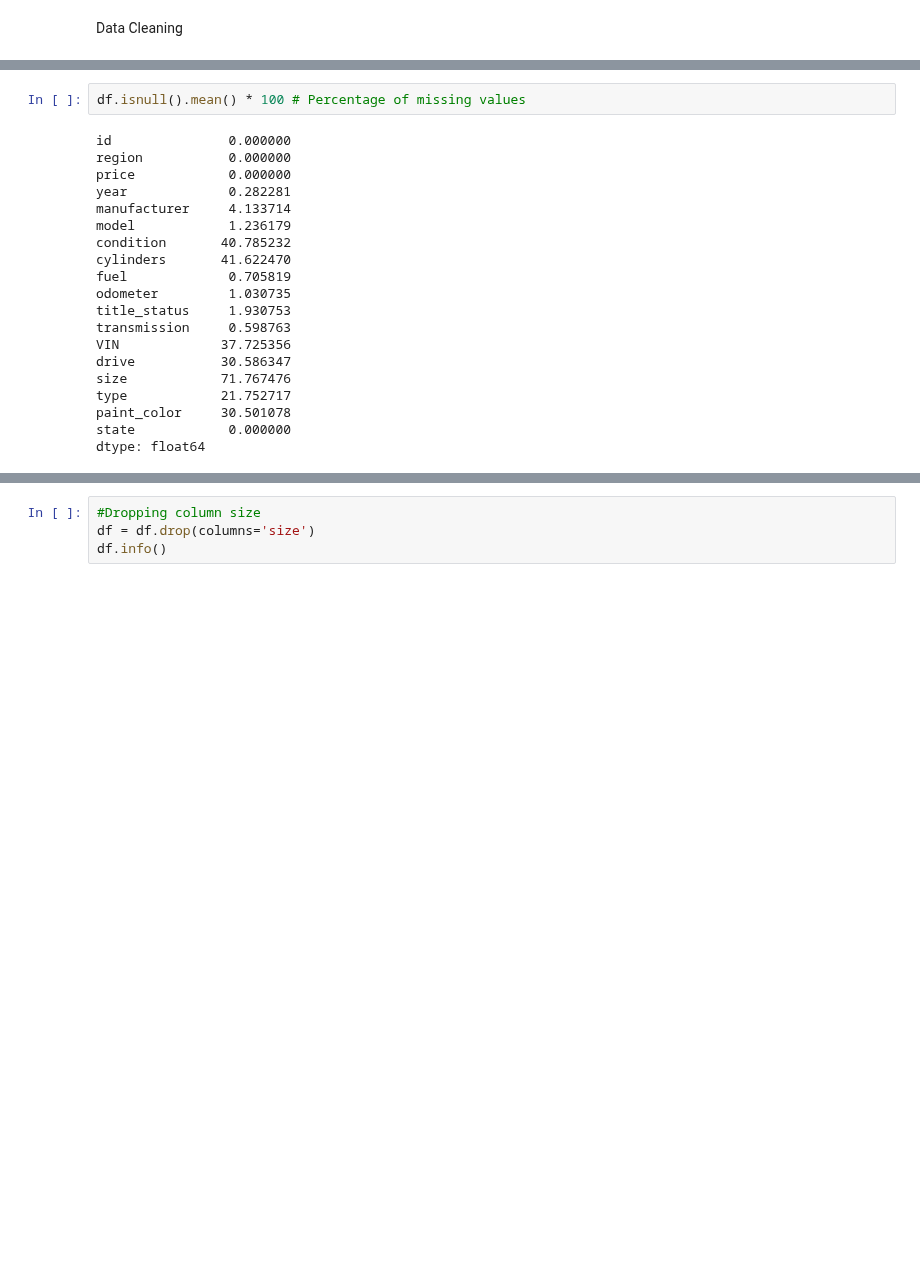
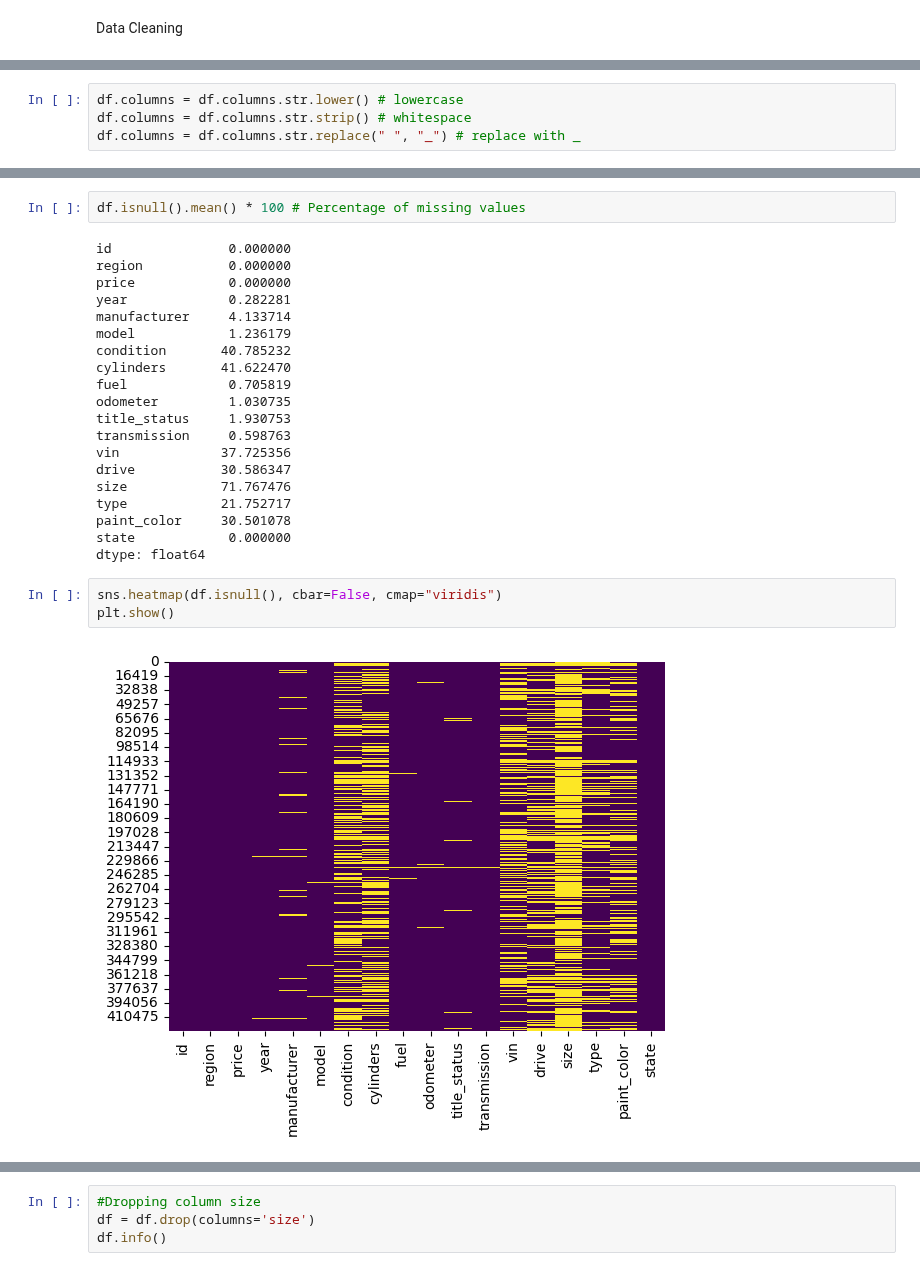
Before and after one commit to RichArden1900/Practical-Application-II-Assignment-11.1, a Jupyter notebook: prompt_II.ipynb, the cells around one changed output, grey strips where cells are left out. Drawn from its saved outputs; the diff is of its cells as text; blank space fills up the shorter version.

```diff
--- a/prompt_II.ipynb
+++ b/prompt_II.ipynb
@@ -164,0 +172,4 @@ Data Cleaning
+# %%
+df.columns = df.columns.str.lower() # lowercase
+df.columns = df.columns.str.strip() # whitespace
+df.columns = df.columns.str.replace(" ", "_") # replace with _
@@ -200,11 +224,16 @@ fuel             0.705819
 odometer         1.030735
 title_status     1.930753
 transmission     0.598763
-VIN             37.725356
+vin             37.725356
 drive           30.586347
 size            71.767476
 type            21.752717
 paint_color     30.501078
 state            0.000000
 dtype: float64
+# %%
+sns.heatmap(df.isnull(), cbar=False, cmap="viridis")
+plt.show()
+# %% [output]
+[figure, added]
 # %% [markdown]
```
Also changed, not shown: parts of 7 cells of this notebook.
